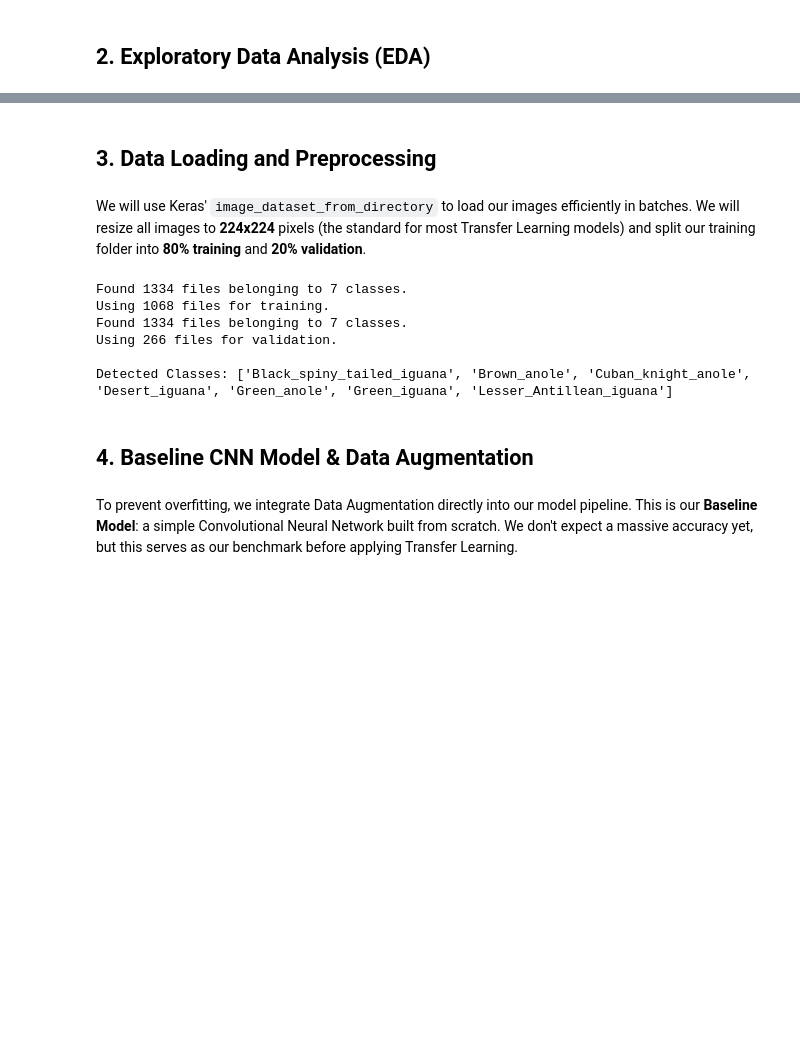
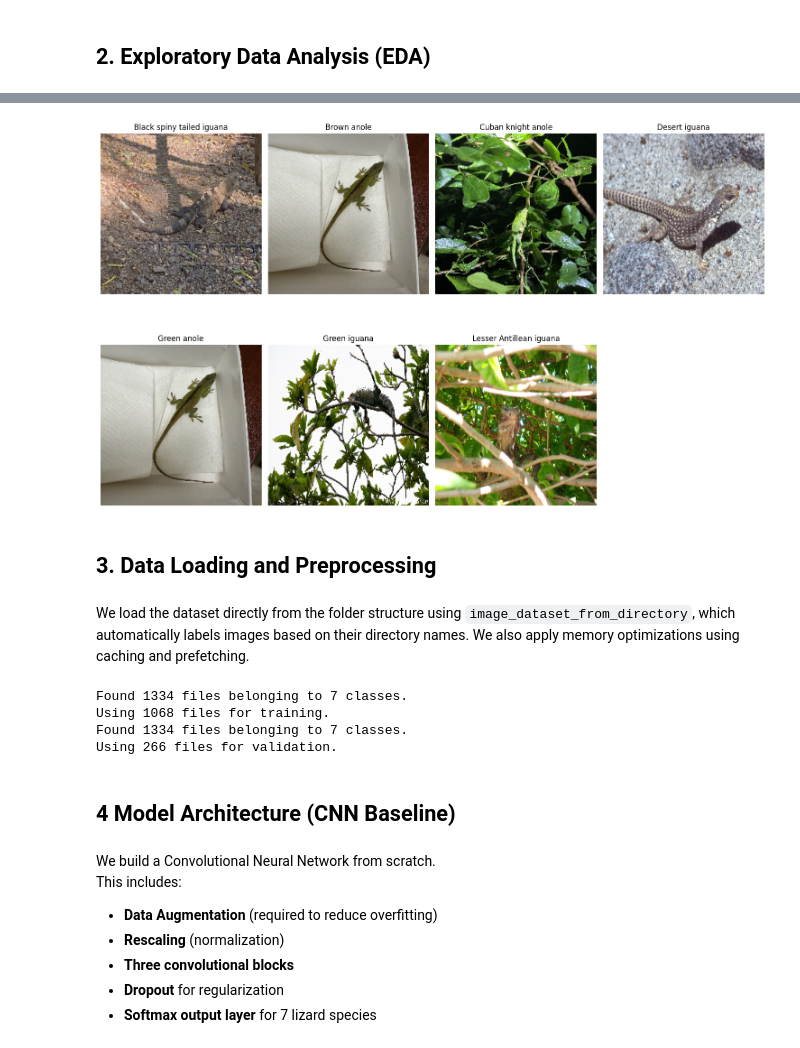
Before and after one commit to IlliaKrivoruchko/lizard-challenge, a Jupyter notebook: Lizard_Classification_Team7.ipynb, the cells around one changed output, grey strips where cells are left out. Drawn from its saved outputs; the diff is of its cells as text; code cells hidden in the pictures; blank space fills up the shorter version.

Commit message:
baseline CNN

```diff
--- a/Lizard_Classification_Team7.ipynb
+++ b/Lizard_Classification_Team7.ipynb
@@ -61,12 +67,36 @@ Total training images: 1334
+# %%
+# Display one sample image per class
+plt.figure(figsize=(15, 10))
+
+for i, lizard_class in enumerate(classes):
+    folder = os.path.join(train_dir, lizard_class)
+
+    # Take the first image in the folder
+    img_name = os.listdir(folder)[0]
+    img_path = os.path.join(folder, img_name)
+
+    # Load and resize image
+    img = keras.utils.load_img(img_path, target_size=(224, 224))
+
+    # Plot image
+    plt.subplot(2, 4, i + 1)
+    plt.imshow(img)
+    plt.title(lizard_class.replace('_', ' '))
+    plt.axis('off')
+
+plt.tight_layout()
+plt.show()
+# %% [output]
+[figure, added]
 # %% [markdown]
 ## 3. Data Loading and Preprocessing
 # %% [markdown]
-We will use Keras' `image_dataset_from_directory` to load our images efficiently in batches. We will resize all images to **224x224** pixels (the standard for most Transfer Learning models) and split our training folder into **80% training** and **20% validation**.
+We load the dataset directly from the folder structure using `image_dataset_from_directory`, which automatically labels images based on their directory names. We also apply memory optimizations using caching and prefetching.
 # %%
+IMG_SIZE = (224, 224)
 BATCH_SIZE = 32
-IMG_SIZE = (224, 224)
 
-# Create Training Dataset (80%)
+# Load training dataset (80%)
 train_ds = tf.keras.utils.image_dataset_from_directory(
     train_dir,
     validation_split=0.2,
@@ -76,7 +106,7 @@ train_ds = tf.keras.utils.image_dataset_from_directory(
     batch_size=BATCH_SIZE
 )
 
-# Create Validation Dataset (20%)
+# Load validation dataset (20%)
 val_ds = tf.keras.utils.image_dataset_from_directory(
     train_dir,
     validation_split=0.2,
@@ -86,11 +116,7 @@ val_ds = tf.keras.utils.image_dataset_from_directory(
     batch_size=BATCH_SIZE
 )
 
-# Extract and save class names
-class_names = train_ds.class_names
-print("\nDetected Classes:", class_names)
-
-# Optimize performance for loading data
+# Performance optimization (cache + prefetch)
 AUTOTUNE = tf.data.AUTOTUNE
 train_ds = train_ds.cache().shuffle(1000).prefetch(buffer_size=AUTOTUNE)
 val_ds = val_ds.cache().prefetch(buffer_size=AUTOTUNE)
@@ -99,11 +125,15 @@ Found 1334 files belonging to 7 classes.
 Using 1068 files for training.
 Found 1334 files belonging to 7 classes.
 Using 266 files for validation.
-
-Detected Classes: ['Black_spiny_tailed_iguana', 'Brown_anole', 'Cuban_knight_anole', 'Desert_iguana', 'Green_anole', 'Green_iguana', 'Lesser_Antillean_iguana']
 # %% [markdown]
-## 4. Baseline CNN Model & Data Augmentation
+## 4 Model Architecture (CNN Baseline)
 # %% [markdown]
-To prevent overfitting, we integrate Data Augmentation directly into our model pipeline.
-This is our **Baseline Model**: a simple Convolutional Neural Network built from scratch. We don't expect a massive accuracy yet, but this serves as our benchmark before applying Transfer Learning.
+We build a Convolutional Neural Network from scratch.
+This includes:
+
+- **Data Augmentation** (required to reduce overfitting)
+- **Rescaling** (normalization)
+- **Three convolutional blocks**
+- **Dropout** for regularization
+- **Softmax output layer** for 7 lizard species
 # %%
```
Also changed, not shown: parts of 23 cells of this notebook, 1 other file.
